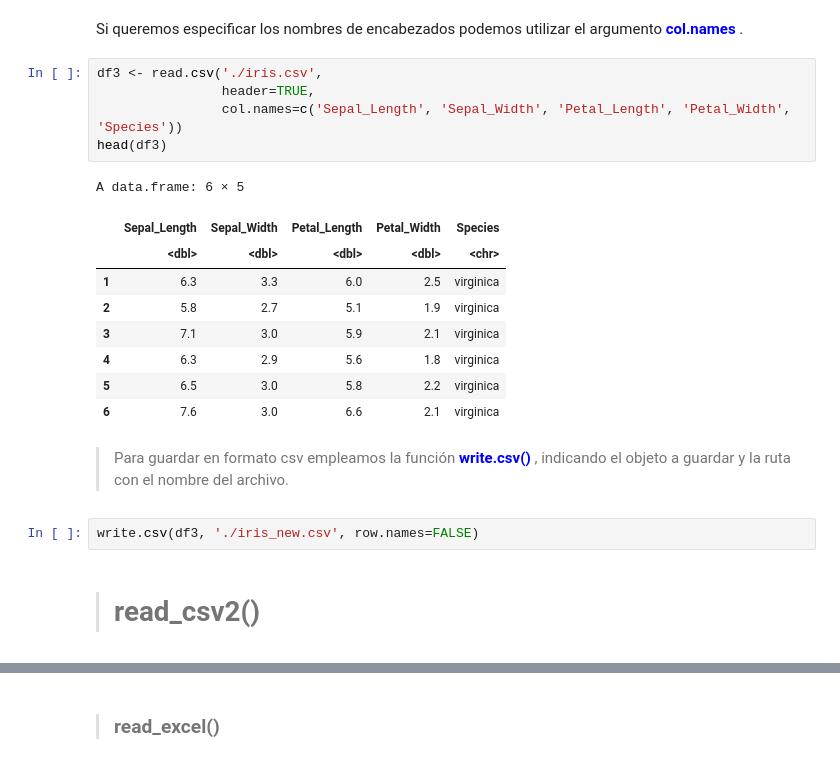
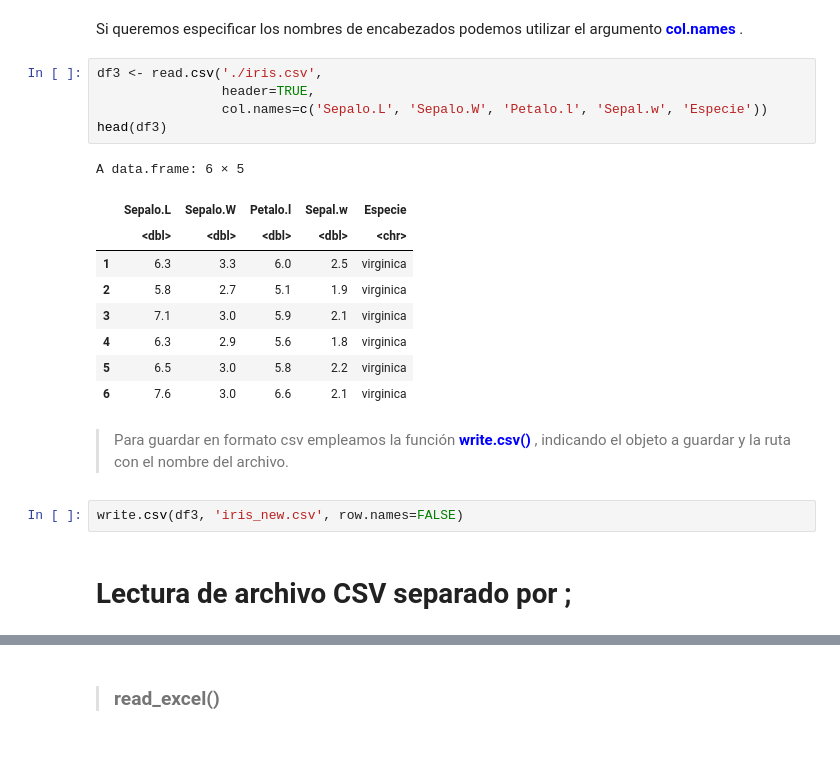
Before and after one commit to JulioCesarMS/R_course, a Jupyter notebook: 5.- Lectura de datos.ipynb, the cells around one changed output, grey strips where cells are left out. Cells and saved outputs as stored; diff of their text form.

```diff
--- a/5.- Lectura de datos.ipynb
+++ b/5.- Lectura de datos.ipynb
@@ -55,11 +86,11 @@ Si queremos especificar los nombres de encabezados podemos utilizar el argumento
 # %%
 df3 <- read.csv('./iris.csv',
                 header=TRUE,
-                col.names=c('Sepal_Length', 'Sepal_Width', 'Petal_Length', 'Petal_Width', 'Species'))
+                col.names=c('Sepalo.L', 'Sepalo.W', 'Petalo.l', 'Sepal.w', 'Especie'))
 head(df3)
 # %% [output]
 A data.frame: 6 × 5
-|  | Sepal_Length | Sepal_Width | Petal_Length | Petal_Width | Species |
+|  | Sepalo.L | Sepalo.W | Petalo.l | Sepal.w | Especie |
 |  | <dbl> | <dbl> | <dbl> | <dbl> | <chr> |
 | 1 | 6.3 | 3.3 | 6.0 | 2.5 | virginica |
 | 2 | 5.8 | 2.7 | 5.1 | 1.9 | virginica |
@@ -70,7 +101,7 @@ A data.frame: 6 × 5
 # %% [markdown]
 > Para guardar en formato csv empleamos la función <span style="color:blue"> **write.csv()** </span>, indicando el objeto a guardar y la ruta con el nombre del archivo.
 # %%
-write.csv(df3, './iris_new.csv', row.names=FALSE)
+write.csv(df3, 'iris_new.csv', row.names=FALSE)
-# %% [markdown]
-> # **read_csv2()**
+# %% [markdown]
+# Lectura de archivo CSV separado por ;
 # %%
```
Also changed, not shown: parts of 18 cells of this notebook.
